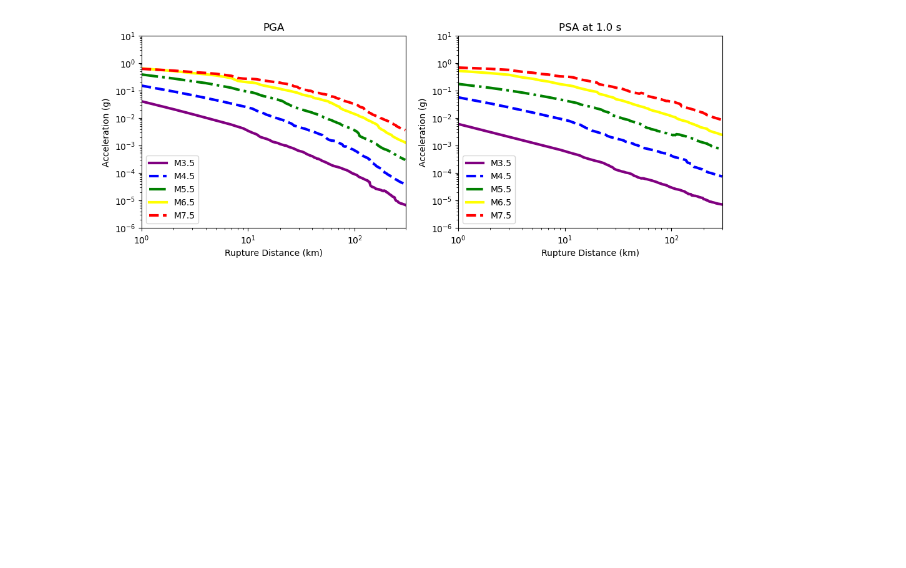
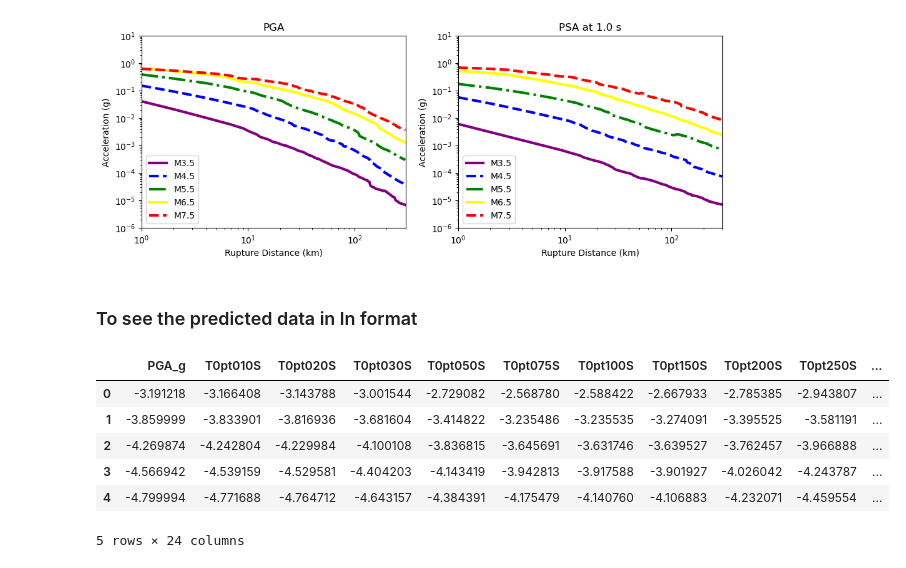
Before and after one commit to farhadseda/ML-Based-GMMs-for-NGA-West2, a Jupyter notebook: ShowCase.ipynb, the cells around one changed output. Cells and saved outputs as stored; diff of their text form; code cells hidden in the pictures; blank space fills up the shorter version.

```diff
--- a/ShowCase.ipynb
+++ b/ShowCase.ipynb
@@ -21,16 +41,3 @@ import requests
 # %% [markdown]
 first dowonload the saved models in pickle format from gitub (.sav files)
 * https://github.com/farhadseda/ML-Based-GMMs-for-NGA-West2
-# %%
-# load the model from disk
-filename = 'wrapper_ANN.sav'
-ANN = pickle.load(open(filename, 'rb'))
-
-filename = 'wrapper_KRR.sav'
-KRR = pickle.load(open(filename, 'rb'))
-
-filename = 'wrapper_RFR.sav'
-RFR = pickle.load(open(filename, 'rb'))
-
-filename = 'wrapper_SVR.sav'
-SVR = pickle.load(open(filename, 'rb'))
@@ -129,3 +156,15 @@ plt.title('PSA at 1.0 s')
 # %% [output]
 Text(0.5, 1.0, 'PSA at 1.0 s')
 [figure]
+# %% [markdown]
+### To see the predicted data in ln format
+# %%
+df_plot_predict_ensemble.head()
+# %% [output]
+|  | PGA_g | T0pt010S | T0pt020S | T0pt030S | T0pt050S | T0pt075S | T0pt100S | T0pt150S | T0pt200S | T0pt250S | ... |
+| 0 | -3.191218 | -3.166408 | -3.143788 | -3.001544 | -2.729082 | -2.568780 | -2.588422 | -2.667933 | -2.785385 | -2.943807 | ... |
+| 1 | -3.859999 | -3.833901 | -3.816936 | -3.681604 | -3.414822 | -3.235486 | -3.235535 | -3.274091 | -3.395525 | -3.581191 | ... |
+| 2 | -4.269874 | -4.242804 | -4.229984 | -4.100108 | -3.836815 | -3.645691 | -3.631746 | -3.639527 | -3.762457 | -3.966888 | ... |
+| 3 | -4.566942 | -4.539159 | -4.529581 | -4.404203 | -4.143419 | -3.942813 | -3.917588 | -3.901927 | -4.026042 | -4.243787 | ... |
+| 4 | -4.799994 | -4.771688 | -4.764712 | -4.643157 | -4.384391 | -4.175479 | -4.140760 | -4.106883 | -4.232071 | -4.459554 | ... |
+5 rows × 24 columns
```
Also changed, not shown: parts of 17 cells of this notebook.
